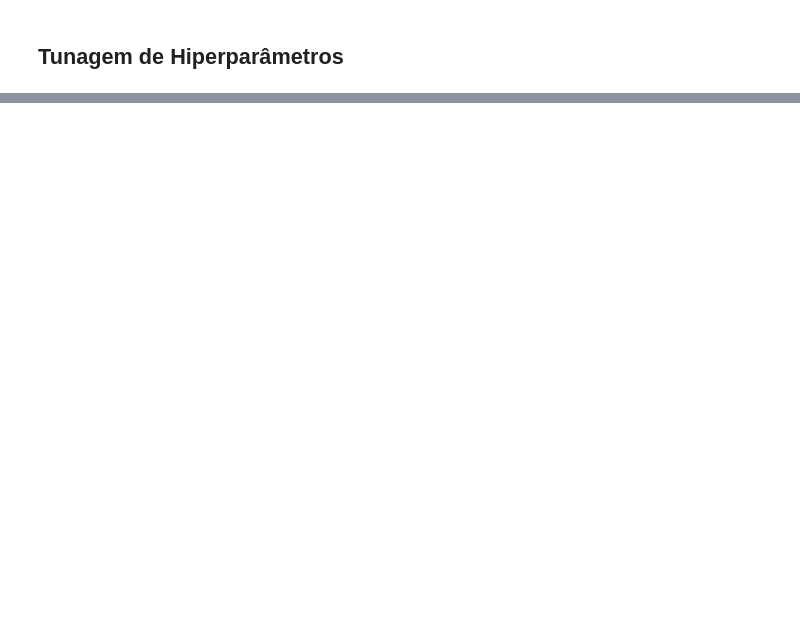
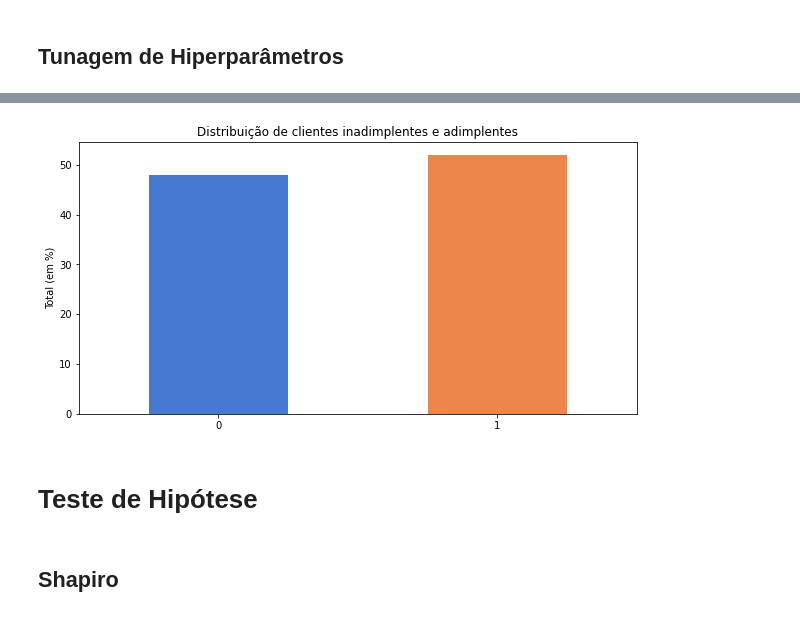
Before and after one commit to natanascimento/big-data-analysis, a Jupyter notebook: credit-risk/notebooks/[Big_Data]_Quero_Empréstimo.ipynb, the cells around one changed output, grey strips where cells are left out. Drawn from its saved outputs; the diff is of its cells as text; code cells hidden in the pictures; blank space fills up the shorter version.

```diff
--- a/credit-risk/notebooks/[Big_Data]_Quero_Empréstimo.ipynb
+++ b/credit-risk/notebooks/[Big_Data]_Quero_Empréstimo.ipynb
@@ -569,0 +591,2 @@ plt.show()
+# %%
+test = test.drop(columns="CLASSE")
@@ -569,0 +602,2 @@ plt.show()
+# %%
+resultados_teste = model.predict(test)
@@ -569,0 +612,2 @@ plt.show()
+# %%
+test['INADIMPLENTE'] = resultados_teste
@@ -569,0 +623,18 @@ plt.show()
+# %%
+plt.figure(figsize=(10,5))
+plt.ylabel("Total (em %)")
+plt.yticks(np.arange(0, 100, step=10))
+plt.title("Distribuição de clientes inadimplentes e adimplentes")
+
+(test.INADIMPLENTE.value_counts(normalize=True, sort=False)*100) \
+  .plot.bar(color=sns.color_palette('muted'))
+
+plt.xticks(rotation="horizontal")
+
+plt.show()
+# %% [output]
+[figure, added]
+# %% [markdown]
+# Teste de Hipótese
+# %% [markdown]
+## Shapiro
```
Also changed, not shown: parts of 53 cells of this notebook.
